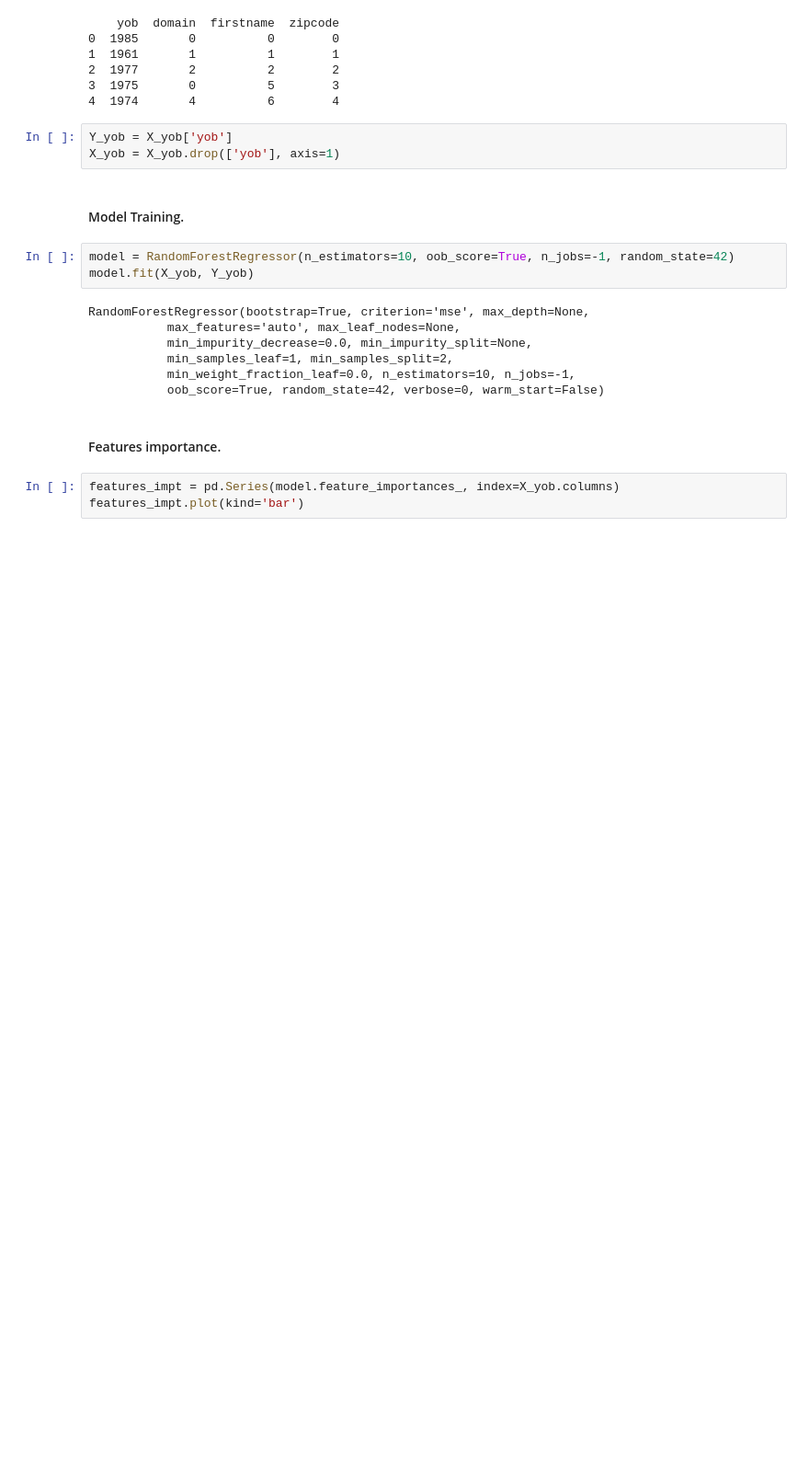
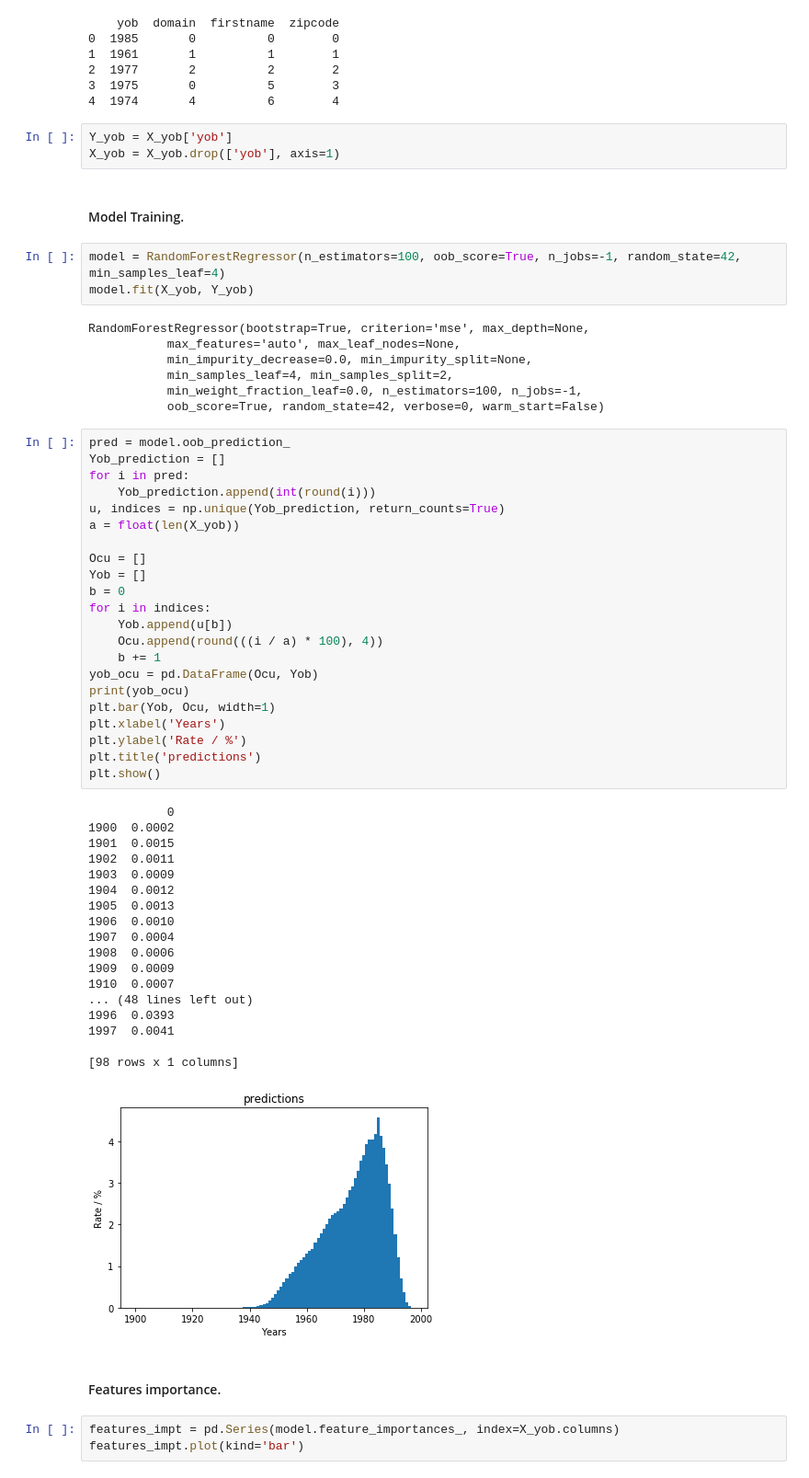
Before and after one commit to Ismaelsj/Missing-data, a Jupyter notebook: notebook.ipynb, the cells around one changed output. Shown: that part at 92% size. Cells and saved outputs as stored; diff of their text form; blank space fills up the shorter version.

```diff
--- a/notebook.ipynb
+++ b/notebook.ipynb
@@ -737,15 +737,56 @@ X_yob = X_yob.drop(['yob'], axis=1)
 # %% [markdown]
 #### Model Training.
 # %%
-model = RandomForestRegressor(n_estimators=10, oob_score=True, n_jobs=-1, random_state=42)
+model = RandomForestRegressor(n_estimators=100, oob_score=True, n_jobs=-1, random_state=42, min_samples_leaf=4)
 model.fit(X_yob, Y_yob)
 # %% [output]
 RandomForestRegressor(bootstrap=True, criterion='mse', max_depth=None,
            max_features='auto', max_leaf_nodes=None,
            min_impurity_decrease=0.0, min_impurity_split=None,
-           min_samples_leaf=1, min_samples_split=2,
-           min_weight_fraction_leaf=0.0, n_estimators=10, n_jobs=-1,
+           min_samples_leaf=4, min_samples_split=2,
+           min_weight_fraction_leaf=0.0, n_estimators=100, n_jobs=-1,
            oob_score=True, random_state=42, verbose=0, warm_start=False)
+# %%
+pred = model.oob_prediction_
+Yob_prediction = []
+for i in pred:
+    Yob_prediction.append(int(round(i)))
+u, indices = np.unique(Yob_prediction, return_counts=True)
+a = float(len(X_yob))
+
+Ocu = []
+Yob = []
+b = 0
+for i in indices:
+    Yob.append(u[b])
+    Ocu.append(round(((i / a) * 100), 4))
+    b += 1
+yob_ocu = pd.DataFrame(Ocu, Yob)
+print(yob_ocu)
+plt.bar(Yob, Ocu, width=1)
+plt.xlabel('Years')
+plt.ylabel('Rate / %')
+plt.title('predictions')
+plt.show()
+# %% [output]
+           0
+1900  0.0002
+1901  0.0015
+1902  0.0011
+1903  0.0009
+1904  0.0012
+1905  0.0013
+1906  0.0010
+1907  0.0004
+1908  0.0006
+1909  0.0009
+1910  0.0007
+... (48 lines left out)
+1996  0.0393
+1997  0.0041
+
+[98 rows x 1 columns]
+[figure, added]
 # %% [markdown]
 #### Features importance.
 # %%
```
Also changed, not shown: parts of 12 cells of this notebook, 1 other file.
